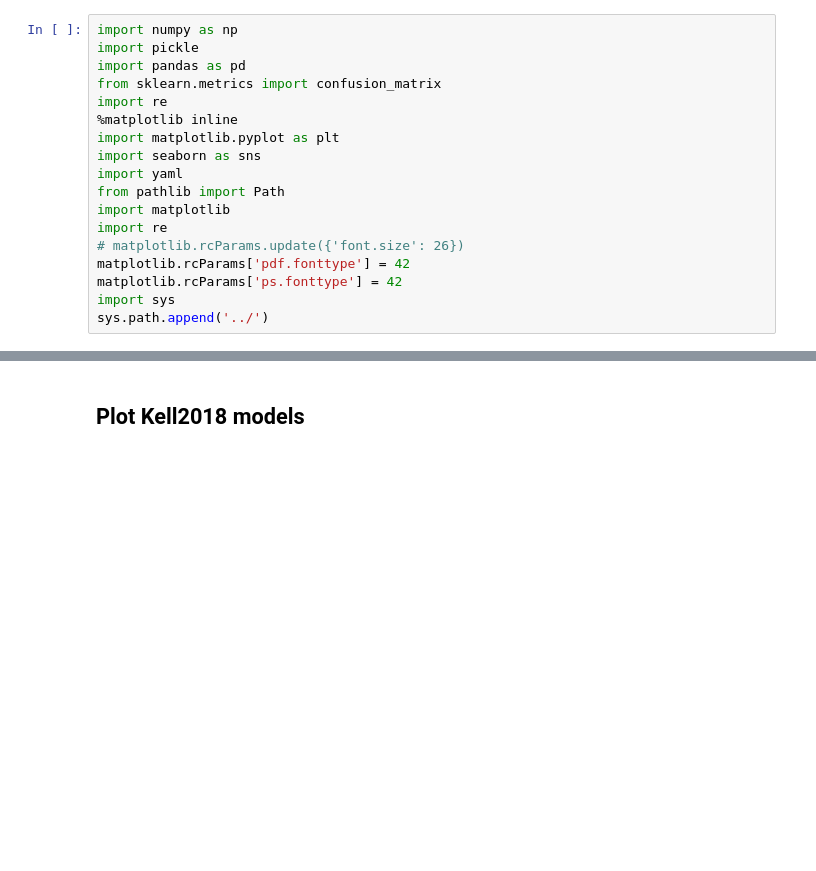
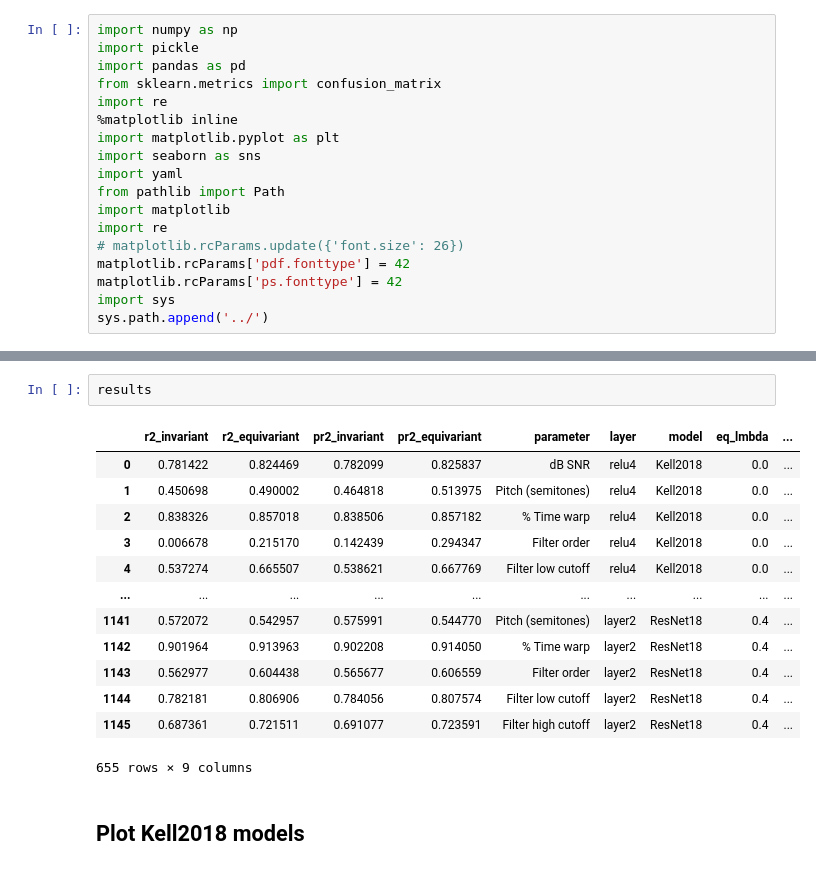
Before and after one commit to Feather-Lab/audio-ssl, a Jupyter notebook: notebooks/plot_parameter_decoding.ipynb, the cells around one changed output, grey strips where cells are left out. Cells and saved outputs as stored; diff of their text form; blank space fills up the shorter version.

```diff
--- a/notebooks/plot_parameter_decoding.ipynb
+++ b/notebooks/plot_parameter_decoding.ipynb
@@ -57,6 +58,22 @@ for ix, file_path in enumerate(results_pkls):
     # break
 
 results = pd.concat(results_dfs, axis=0, ignore_index = True).drop_duplicates()
+# %%
+results
+# %% [output]
+|  | r2_invariant | r2_equivariant | pr2_invariant | pr2_equivariant | parameter | layer | model | eq_lmbda | ... |
+| 0 | 0.781422 | 0.824469 | 0.782099 | 0.825837 | dB SNR | relu4 | Kell2018 | 0.0 | ... |
+| 1 | 0.450698 | 0.490002 | 0.464818 | 0.513975 | Pitch (semitones) | relu4 | Kell2018 | 0.0 | ... |
+| 2 | 0.838326 | 0.857018 | 0.838506 | 0.857182 | % Time warp | relu4 | Kell2018 | 0.0 | ... |
+| 3 | 0.006678 | 0.215170 | 0.142439 | 0.294347 | Filter order | relu4 | Kell2018 | 0.0 | ... |
+| 4 | 0.537274 | 0.665507 | 0.538621 | 0.667769 | Filter low cutoff | relu4 | Kell2018 | 0.0 | ... |
+| ... | ... | ... | ... | ... | ... | ... | ... | ... | ... |
+| 1141 | 0.572072 | 0.542957 | 0.575991 | 0.544770 | Pitch (semitones) | layer2 | ResNet18 | 0.4 | ... |
+| 1142 | 0.901964 | 0.913963 | 0.902208 | 0.914050 | % Time warp | layer2 | ResNet18 | 0.4 | ... |
+| 1143 | 0.562977 | 0.604438 | 0.565677 | 0.606559 | Filter order | layer2 | ResNet18 | 0.4 | ... |
+| 1144 | 0.782181 | 0.806906 | 0.784056 | 0.807574 | Filter low cutoff | layer2 | ResNet18 | 0.4 | ... |
+| 1145 | 0.687361 | 0.721511 | 0.691077 | 0.723591 | Filter high cutoff | layer2 | ResNet18 | 0.4 | ... |
+655 rows × 9 columns
 # %% [markdown]
 ## Plot Kell2018 models
 # %%
```
Also changed, not shown: parts of 2 cells of this notebook, 11 other files.
